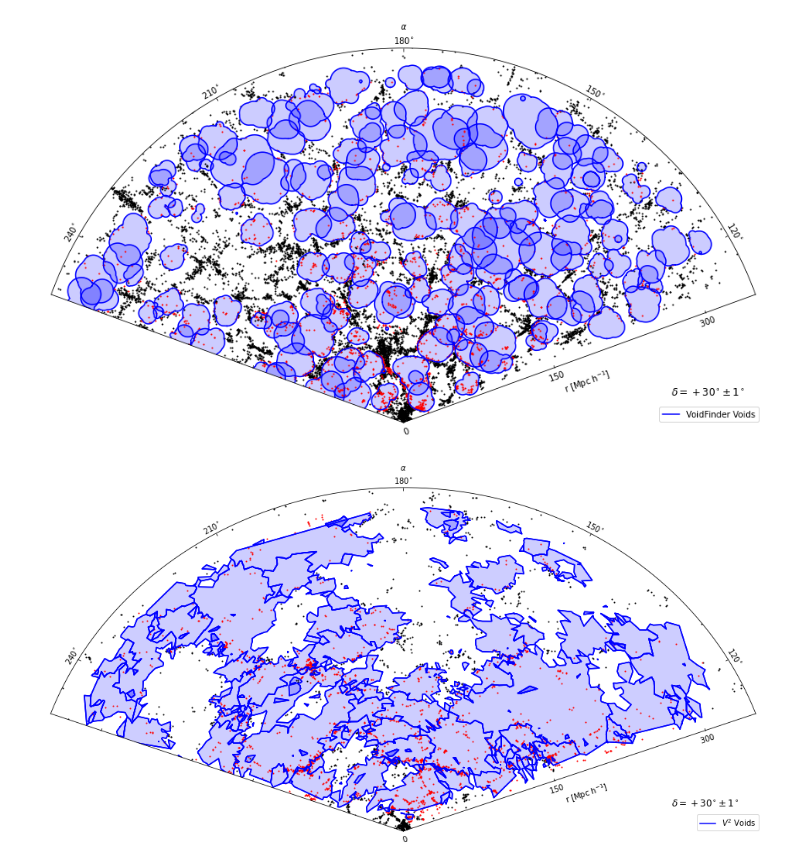
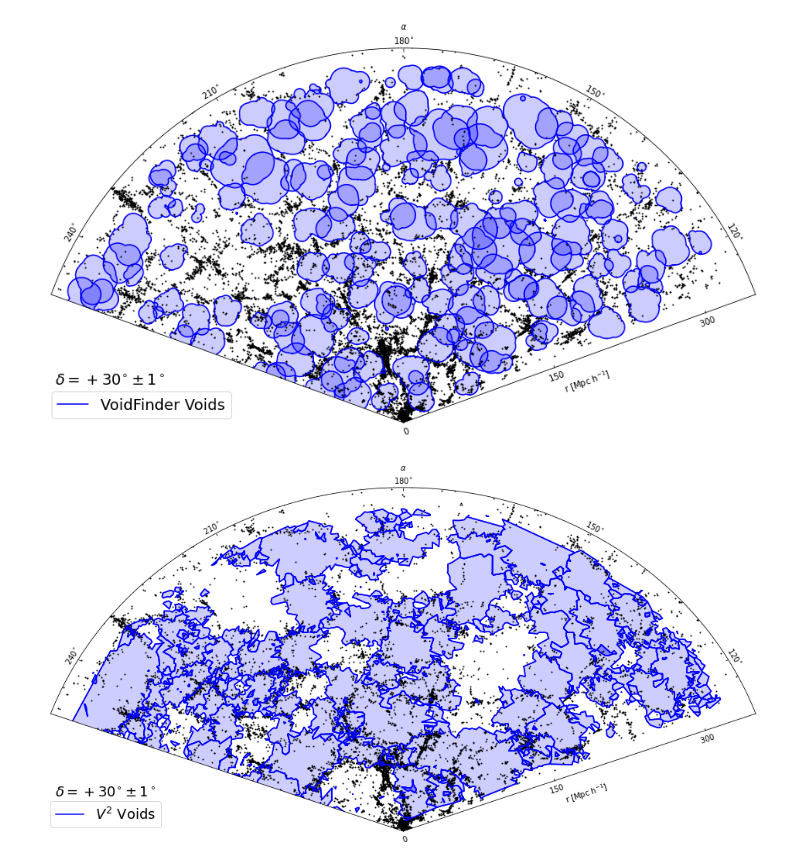
Before and after one commit to DESI-UR/Void_analysis, a Jupyter notebook: nb/Taryn_Lovan/VAST_dec_slices_Custom.ipynb, the cells around one changed output. Saved outputs shown, nothing was run; the diff lists cells and outputs as text; code cells hidden in the pictures.

Commit message:
updated plotting labels

```diff
--- a/nb/Taryn_Lovan/VAST_dec_slices_Custom.ipynb
+++ b/nb/Taryn_Lovan/VAST_dec_slices_Custom.ipynb
@@ -788,14 +788,14 @@ def pvf2(dec,wdth,npc,chkdpth):
 #             Cr2,Cra2= gcp(Bootes['s'][i],Bootes['ra'][i],Cb[i],npc)
 #             aux_ax3.plot(Cra2,Cr2,color='red', label = r"$Bo\"otes$ Void")
 #             aux_ax3.fill(Cra2,Cr2,alpha=0.2,color='red')
-    plt.legend(loc = 'lower right')
-    plt.text(250, 25, '$\delta = +30^{\circ} \pm 1^\circ$', fontsize = 12)
+    plt.legend(loc = 'lower left', fontsize = 18)
+    plt.text(-325, 35, '$\delta = +30^{\circ} \pm 1^\circ$', fontsize = 18)
 #     plt.grid()
 
     gdcut = (gr[wflag_vf]*np.sin((gdec[wflag_vf]-dec)*D2R))**2.<wdth**2.
     aux_ax3.scatter(gra[wflag_vf][gdcut],gr[wflag_vf][gdcut],color='k',s=1)
     gdcut = (gr[gflag_vf]*np.sin((gdec[gflag_vf]-dec)*D2R))**2.<wdth**2.
-    aux_ax3.scatter(gra[gflag_vf][gdcut],gr[gflag_vf][gdcut],color='red',s=1)
+    aux_ax3.scatter(gra[gflag_vf][gdcut],gr[gflag_vf][gdcut],color='k',s=1)
     return fig
 
 #plot just galaxies
@@ -813,7 +813,7 @@ def gals(dec,wdth,npc):
 #             aux_ax3.plot(Cra2,Cr2,color='red', label = r"$Bo\"otes$ Void")
 #             aux_ax3.fill(Cra2,Cr2,alpha=0.2,color='red')
 #     plt.legend(loc = 'lower left')
-    plt.text(-250,50, '$\delta = +30^{\circ} \pm 1\circ$', fontsize = 12)
+    plt.text(-325,10, 'Declination = $+30^{\circ} \pm 1\circ$', fontsize = 18)
     plt.grid()
 
     gdcut = (gr[wflag_vf]*np.sin((gdec[wflag_vf]-dec)*D2R))**2.<wdth**2.
@@ -856,14 +856,14 @@ def pzbv(dec,wdth,npc):
 #             Cr2,Cra2= gcp(Bootes['s'][i],Bootes['ra'][i],Cb[i],npc)
 #             aux_ax3.plot(Cra2,Cr2,color='red', label = r"$Bo\"otes$ Void")
 #             aux_ax3.fill(Cra2,Cr2,alpha=0.2,color='red')
-    plt.legend(loc = 'lower right')
-    plt.text(250, 25, '$\delta = +30^{\circ} \pm 1^\circ$', fontsize = 12)
+    plt.legend(loc = 'lower left', fontsize = 18)
+    plt.text(-325, 35, '$\delta = +30^{\circ} \pm 1^\circ$', fontsize = 18)
 #     plt.grid()
 
     gdcut = (gr[wflag_v2]*np.sin((gdec[wflag_v2]-dec)*D2R))**2.<wdth**2.
     aux_ax3.scatter(gra[wflag_v2][gdcut],gr[wflag_v2][gdcut],color='k',s=1)
     gdcut = (gr[gflag_v2]*np.sin((gdec[gflag_v2]-dec)*D2R))**2.<wdth**2.
-    aux_ax3.scatter(gra[gflag_v2][gdcut],gr[gflag_v2][gdcut],color='red',s=1)
+    aux_ax3.scatter(gra[gflag_v2][gdcut],gr[gflag_v2][gdcut],color='k',s=1)
     return fig
 
 #plot KOSS87 Galaxies
@@ -899,7 +899,7 @@ def pKOSS(table, dec, width, npc):
 VF = pvf2(30,2,1000,6)
 VF.savefig('bVFplot.svg', dpi = 360)
 # %% [output]
-[figure, old version]
+[figure, new version]
 # %%
 # for i in np.arange(0,16.5,0.5):
 #     galaxies = gals((38 + i),1,1000)
@@ -907,10 +907,10 @@ VF.savefig('bVFplot.svg', dpi = 360)
 # %%
 # for i in np.arange(0,16.5,0.5):
 #     V2 = pzbv((38 + i),1,1000)
 #     V2.savefig((str(i)+'V2.jpg'),dpi=120)
 
-V2 = pzbv(46, 1, 1000)
+V2 = pzbv(30, 2, 1000)
 V2.savefig('bV2plot.svg', dpi = 360)
 # %% [output]
-[figure, old version]
+[figure, new version]
 # %%
```
Also changed, not shown: parts of 1 cell of this notebook, 1 other file.
